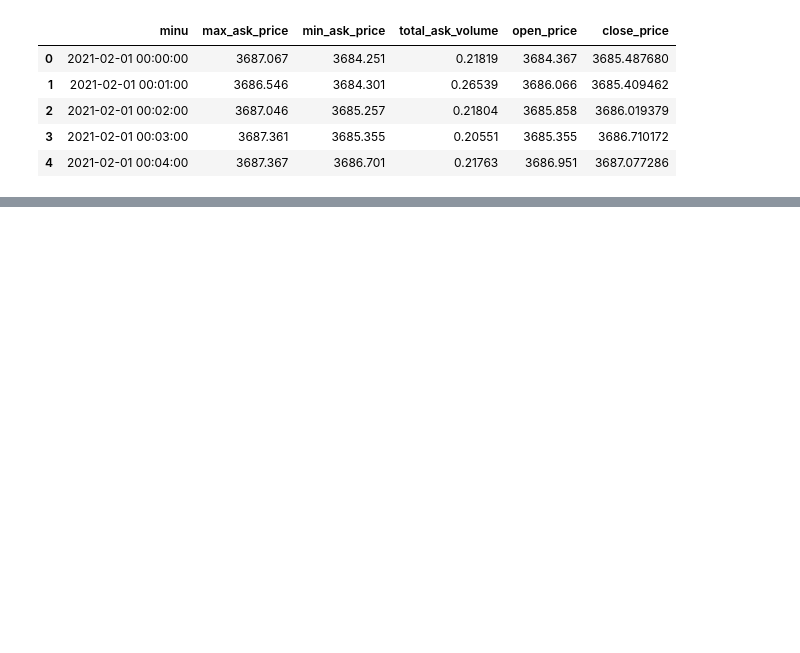
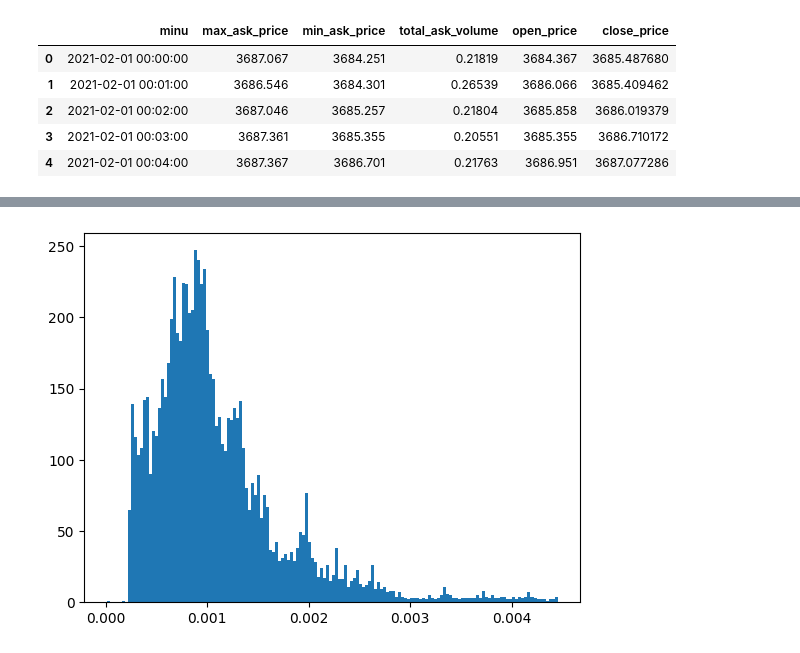
Before and after one commit to jakekali/FinancialML, a Jupyter notebook: examples/labels.ipynb, the cells around one changed output, grey strips where cells are left out. Saved outputs shown, nothing was run; the diff lists cells and outputs as text; code cells hidden in the pictures; blank space fills up the shorter version.

Commit message:
triple barrier new attempt

```diff
--- a/examples/labels.ipynb
+++ b/examples/labels.ipynb
@@ -71,0 +53,25 @@ plt.hist(np.abs(rets_values), bins=50)
+# %%
+import sys
+sys.path.append('../')
+import src.bars as bars
+import src.ticksDB as ticksDB
+import matplotlib.pyplot as plt
+import numpy as np
+
+# Connect to the database
+tickDB = ticksDB.ticksDB()
+tickDB.connect()
+from src.labeling import tripleBarrierLabeler
+
+# Get the bars
+time_bars = bars.timeBars('USA500.IDX', '2021-02-01', '2021-02-10', tickDB, 'minute')
+time_bars = time_bars.get_ask_bars()
+time_bars.head()
+
+time_bars.index = time_bars["minu"]
+tripleBarrier = tripleBarrierLabeler(time_bars)
+dailyVolt = tripleBarrier.getDailyVolatility()
+plt.hist(np.abs(dailyVolt), bins=150)
+plt.show()
+# %% [output]
+[figure, added]
```
Also changed, not shown: parts of 5 cells of this notebook, 1 other file.
